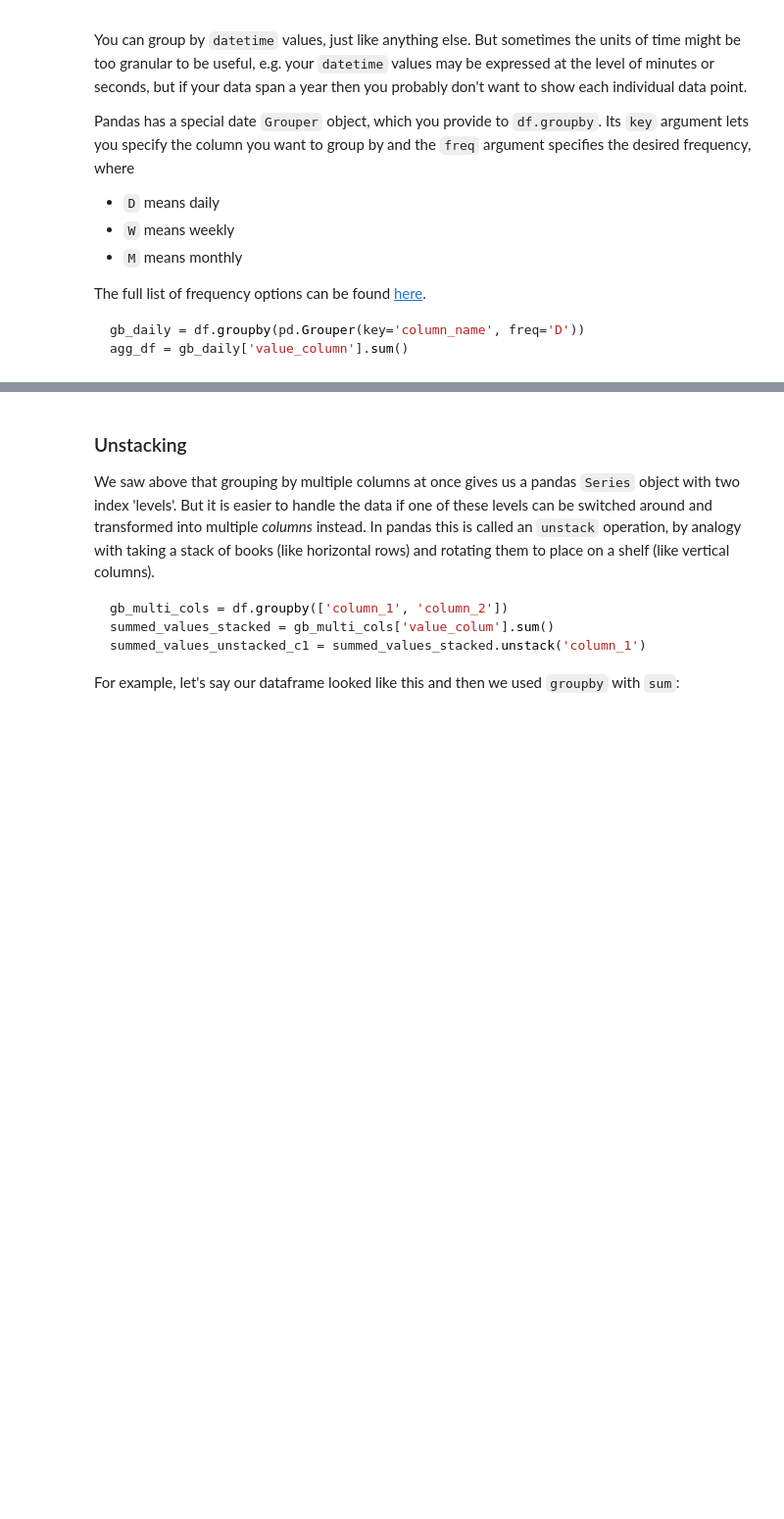
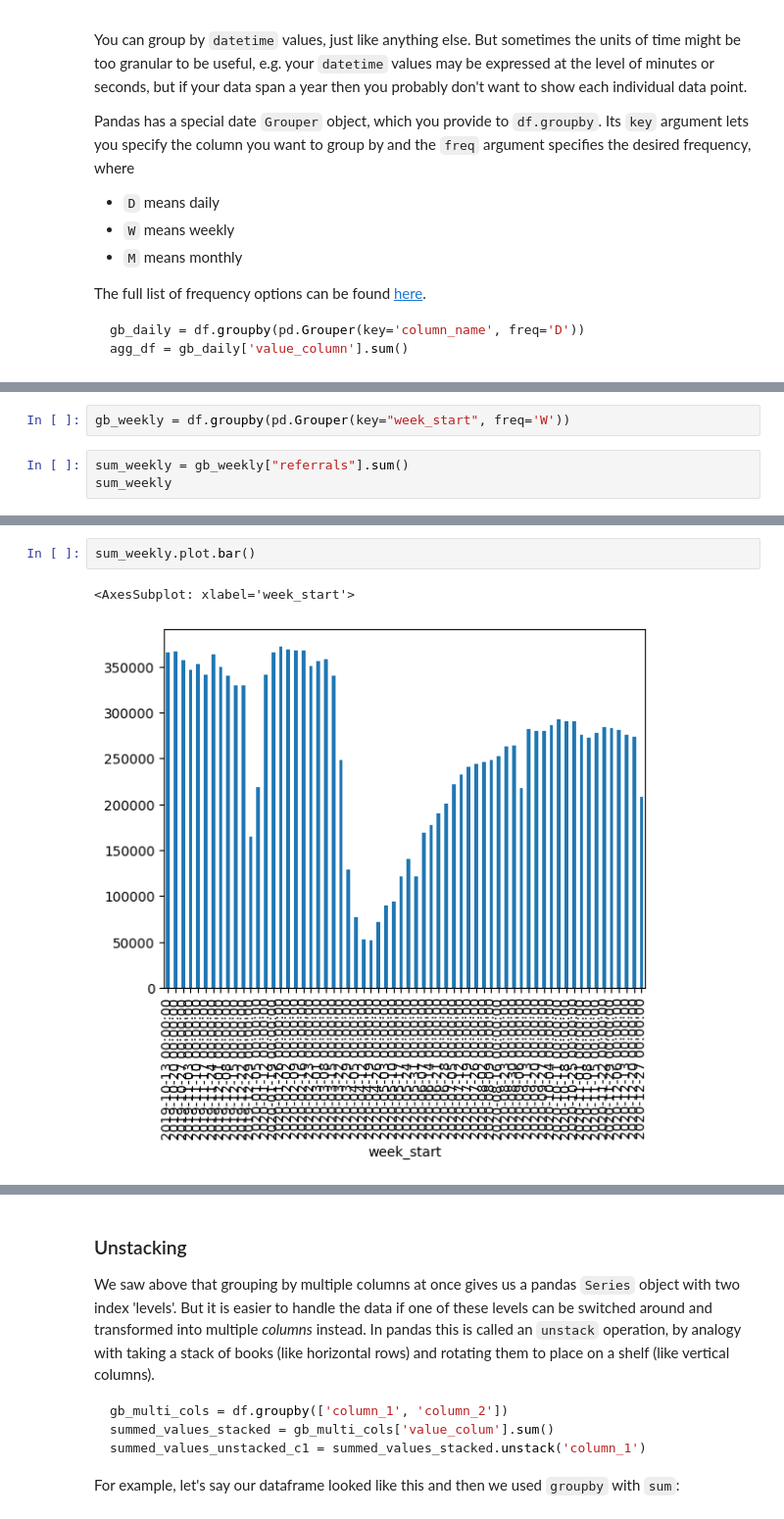
Before and after one commit to carnall-farrar/python_club, a Jupyter notebook: lessons/aggregation_with_pandas/aggregation_answers.ipynb, the cells around one changed output, grey strips where cells are left out. Shown at 98% size. Saved outputs shown, nothing was run; the diff lists cells and outputs as text; blank space fills up the shorter version.

```diff
--- a/lessons/aggregation_with_pandas/aggregation_answers.ipynb
+++ b/lessons/aggregation_with_pandas/aggregation_answers.ipynb
@@ -243,0 +282,5 @@ agg_df = gb_daily['value_column'].sum()
+# %%
+gb_weekly = df.groupby(pd.Grouper(key="week_start", freq='W'))
+# %%
+sum_weekly = gb_weekly["referrals"].sum()
+sum_weekly
@@ -244,3 +301,8 @@ agg_df = gb_daily['value_column'].sum()
+# %%
+sum_weekly.plot.bar()
+# %% [output]
+<AxesSubplot: xlabel='week_start'>
+[figure, added]
 # %% [markdown]
 ### Exercise
 
```
Also changed, not shown: parts of 44 cells of this notebook, 1 other file.
